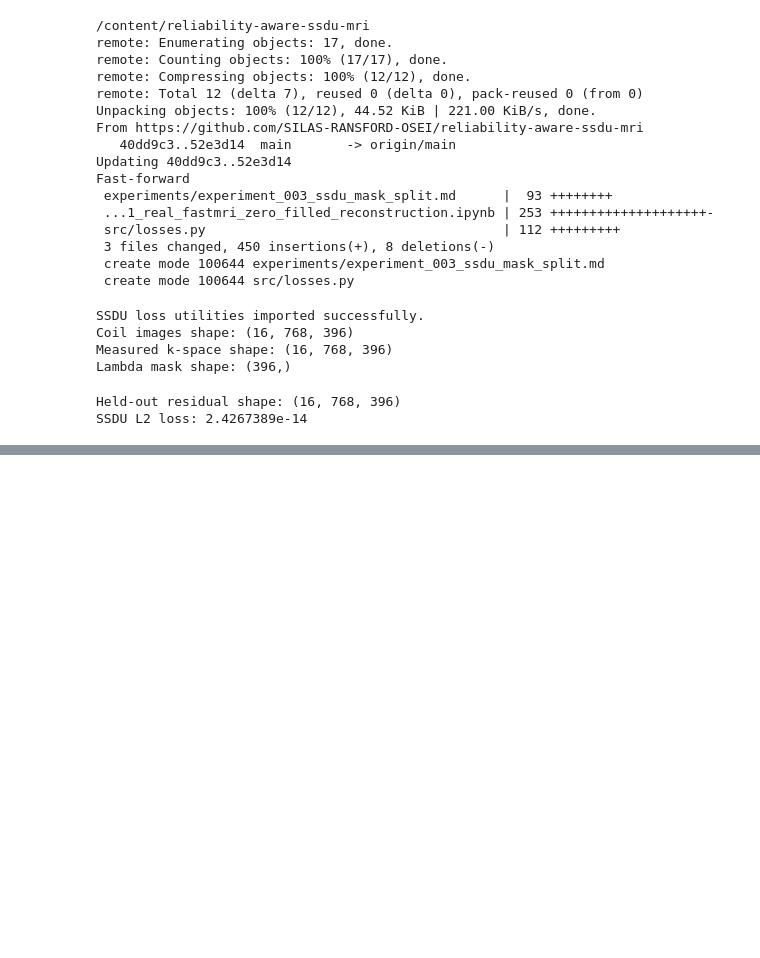
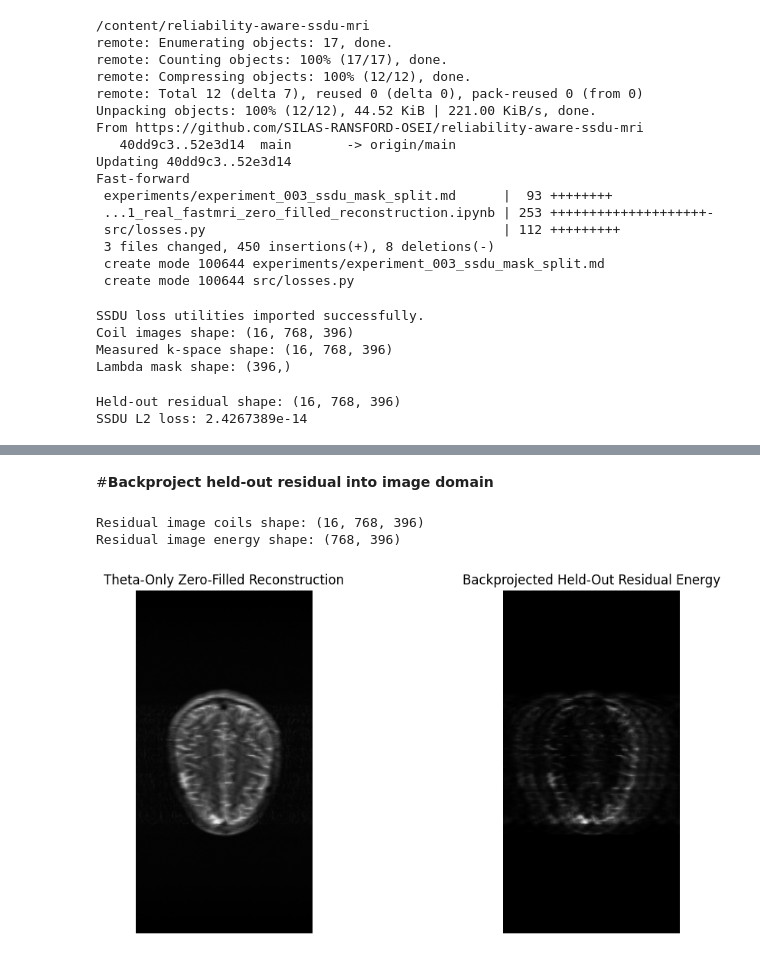
Before and after one commit to SILAS-RANSFORD-OSEI/reliability-aware-ssdu-mri, a Jupyter notebook: notebooks/01_real_fastmri_zero_filled_reconstruction.ipynb, the cells around one changed output, grey strips where cells are left out. Saved outputs shown, nothing was run; the diff lists cells and outputs as text; code cells hidden in the pictures; blank space fills up the shorter version.

```diff
--- a/notebooks/01_real_fastmri_zero_filled_reconstruction.ipynb
+++ b/notebooks/01_real_fastmri_zero_filled_reconstruction.ipynb
@@ -592,0 +661,38 @@ SSDU L2 loss: 2.4267389e-14
+# %% [markdown]
+#**Backproject held-out residual into image domain**
+# %%
+from transforms import ifft2c
+from reconstruction import normalize_to_unit_range
+import numpy as np
+import matplotlib.pyplot as plt
+
+# Backproject held-out residual into image domain
+residual_image_coils = ifft2c(residual_theta_lambda)
+
+# Convert multicoil residual image to residual energy map
+residual_image_energy = np.sum(np.abs(residual_image_coils) ** 2, axis=0)
+
+# Normalize for visualization
+residual_image_energy_norm = normalize_to_unit_range(residual_image_energy)
+
+print("Residual image coils shape:", residual_image_coils.shape)
+print("Residual image energy shape:", residual_image_energy.shape)
+
+plt.figure(figsize=(12, 5))
+
+plt.subplot(1, 2, 1)
+plt.imshow(zf_norm, cmap="gray")
+plt.title("Theta-Only Zero-Filled Reconstruction")
+plt.axis("off")
+
+plt.subplot(1, 2, 2)
+plt.imshow(residual_image_energy_norm, cmap="gray")
+plt.title("Backprojected Held-Out Residual Energy")
+plt.axis("off")
+
+plt.tight_layout()
+plt.show()
+# %% [output]
+Residual image coils shape: (16, 768, 396)
+Residual image energy shape: (768, 396)
+[figure, added]
```
Also changed, not shown: parts of 4 cells of this notebook.
